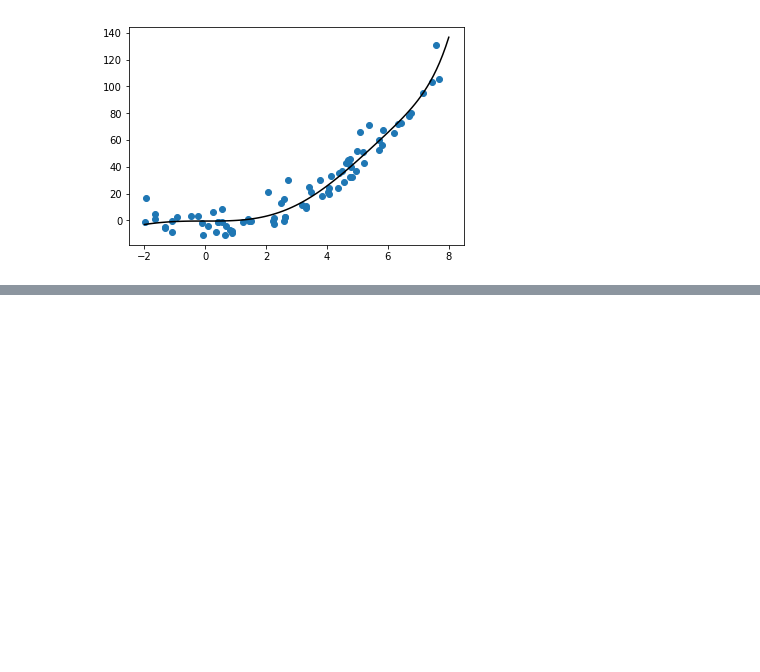
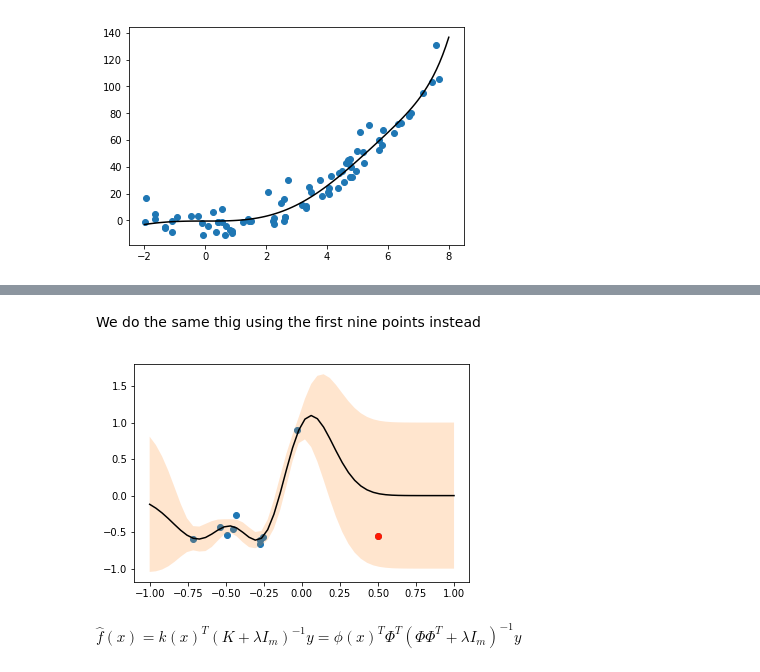
Before and after one commit to peterpark77/comp652, a Jupyter notebook: ASS1/Untitled.ipynb, the cells around one changed output, grey strips where cells are left out. Drawn from its saved outputs; the diff is of its cells as text; code cells hidden in the pictures; blank space fills up the shorter version.

```diff
--- a/ASS1/Untitled.ipynb
+++ b/ASS1/Untitled.ipynb
@@ -501,0 +583,14 @@ Reshape your data either using array.reshape(-1, 1) if your data has a single fe
+# %% [markdown]
+We do the same thig using the first nine points instead
+# %%
+GPR.fit(X_GP[0:len(X_GP) - 1],Y_GP[0:len(X_GP) - 1])
+Y_pred , Y_std = GPR.predict(X_ax.reshape(-1,1), return_std=True)
+plt.scatter(X_GP,Y_GP)
+plt.scatter(X_GP[len(X_GP) - 1],Y_GP[len(Y_GP) - 1],color = 'red')
+plt.plot(X_ax, Y_pred, color="black")
+plt.fill_between(X_ax, (Y_pred.reshape(1,len(X_ax)) - Y_std)[0] ,(Y_pred.reshape(1,len(X_ax)) + Y_std)[0], alpha = 0.2)
+plt.show()
+# %% [output]
+[figure, added]
+# %% [markdown]
+$\hat{f}(x) = k(x)^T(K+ \lambda I_m)^{-1}y = \phi(x)^T\Phi^T(\Phi\Phi^T + \lambda I_m)^{-1}y$
```
Also changed, not shown: parts of 21 cells of this notebook.
